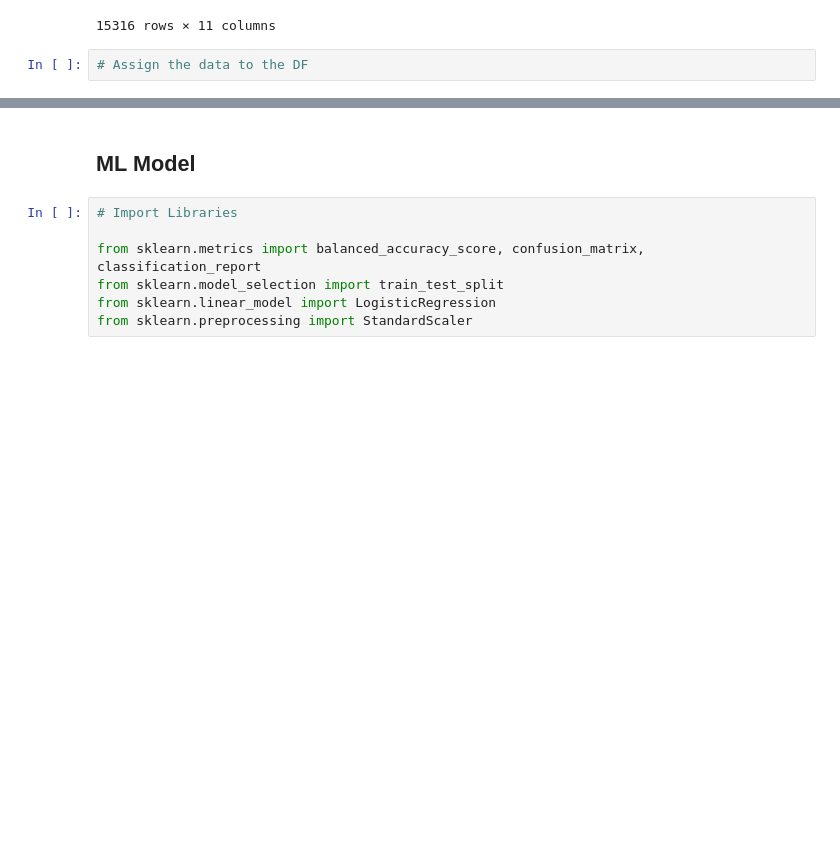
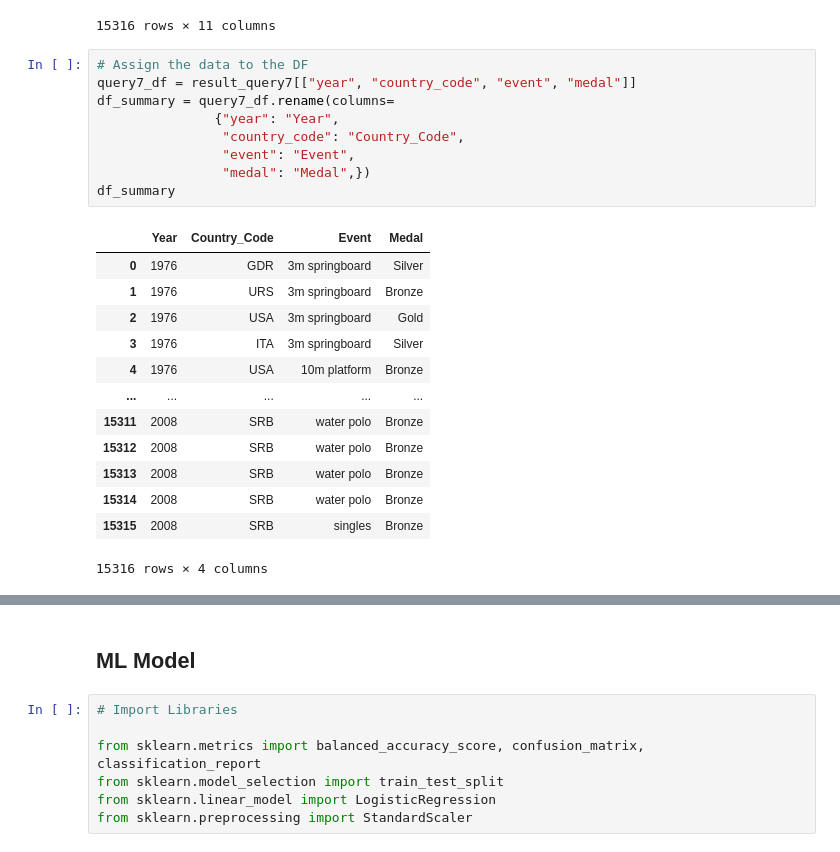
Before and after one commit to JuanTenopala/Project_4, a Jupyter notebook: Olimpyc_Medals.ipynb, the cells around one changed output, grey strips where cells are left out. Saved outputs shown, nothing was run; the diff lists cells and outputs as text; blank space fills up the shorter version.

```diff
--- a/Olimpyc_Medals.ipynb
+++ b/Olimpyc_Medals.ipynb
@@ -377,5 +379,26 @@ result_query7
 | 15314 | Beijing | 2008 | Aquatics | Water polo | water polo | UDOVICIC, Vanja | Men | SRB | Serbia | M | ... |
 | 15315 | Beijing | 2008 | Tennis | Tennis | singles | DJOKOVIC, Novak | Men | SRB | Serbia | M | ... |
 15316 rows × 11 columns
-# %%
-# Assign the data to the DF
+# %%
+# Assign the data to the DF
+query7_df = result_query7[["year", "country_code", "event", "medal"]]
+df_summary = query7_df.rename(columns=
+               {"year": "Year",
+                "country_code": "Country_Code",
+                "event": "Event",
+                "medal": "Medal",})
+df_summary
+# %% [output]
+|  | Year | Country_Code | Event | Medal |
+| 0 | 1976 | GDR | 3m springboard | Silver |
+| 1 | 1976 | URS | 3m springboard | Bronze |
+| 2 | 1976 | USA | 3m springboard | Gold |
+| 3 | 1976 | ITA | 3m springboard | Silver |
+| 4 | 1976 | USA | 10m platform | Bronze |
+| ... | ... | ... | ... | ... |
+| 15311 | 2008 | SRB | water polo | Bronze |
+| 15312 | 2008 | SRB | water polo | Bronze |
+| 15313 | 2008 | SRB | water polo | Bronze |
+| 15314 | 2008 | SRB | water polo | Bronze |
+| 15315 | 2008 | SRB | singles | Bronze |
+15316 rows × 4 columns
```
Also changed, not shown: parts of 17 cells of this notebook, 2 other files.
